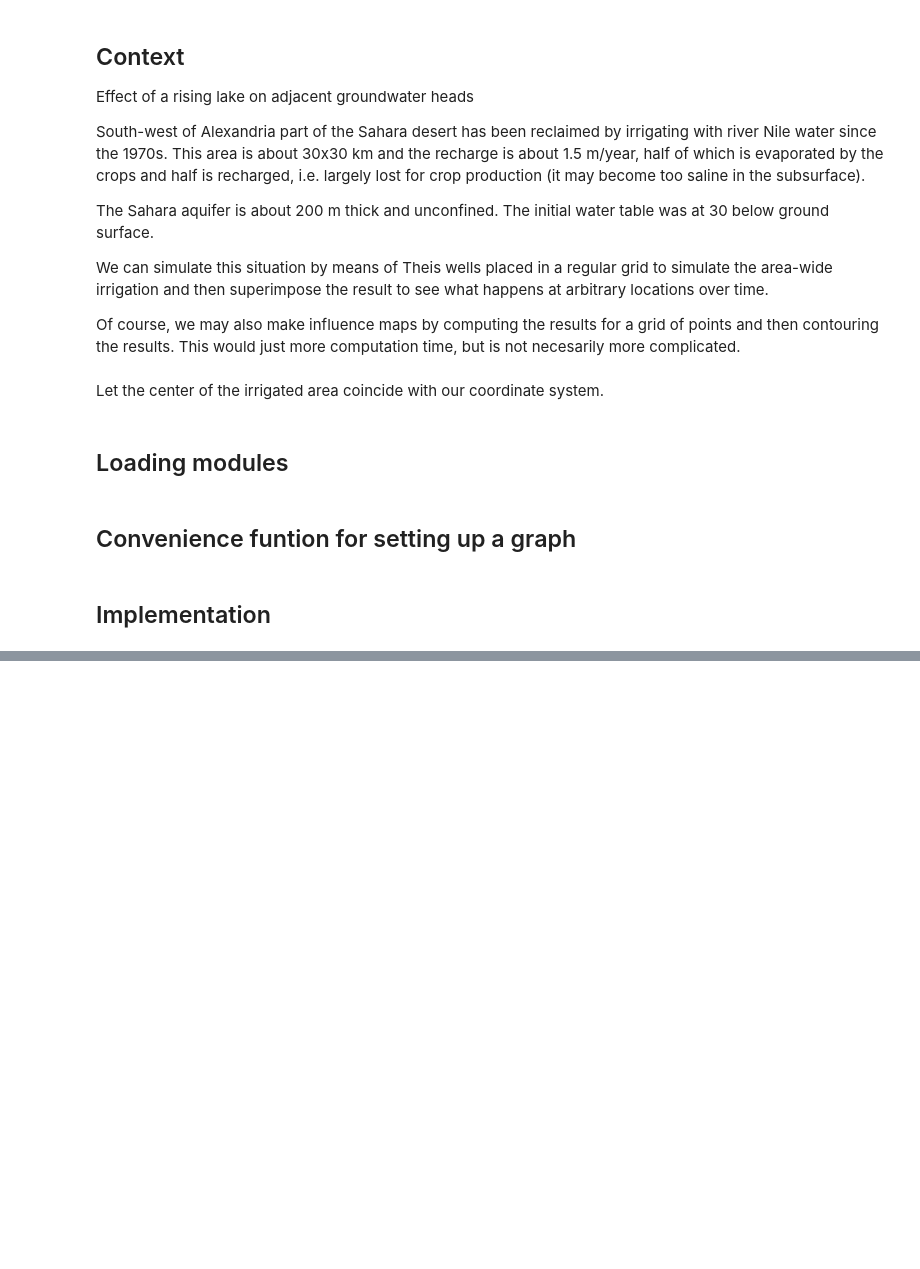
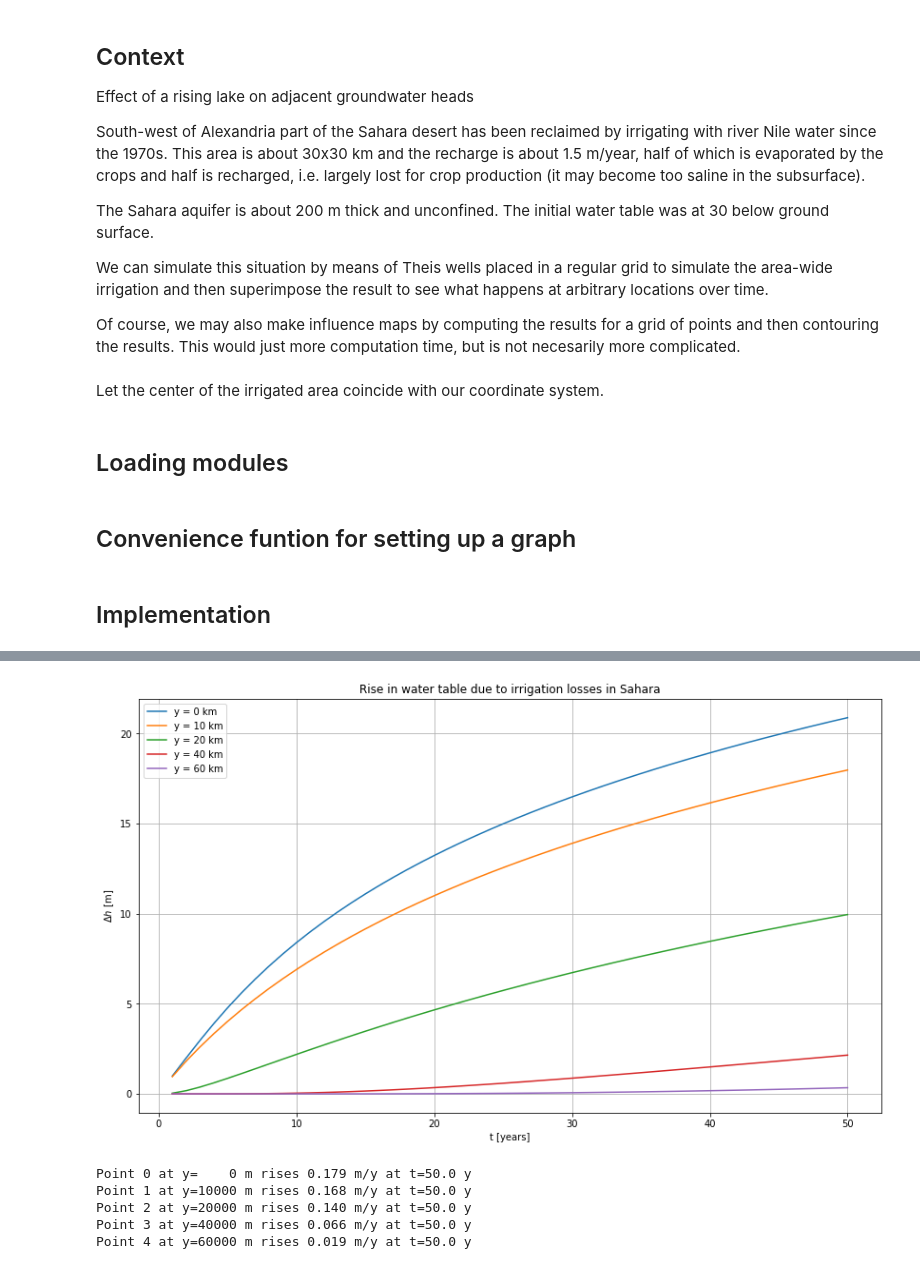
Before and after one commit to Olsthoorn/TransientGroundwaterFlow, a Jupyter notebook: excercises_notebooks/Alexandria-effect-irrigation.ipynb, the cells around one changed output, grey strips where cells are left out. Saved outputs shown, nothing was run; the diff lists cells and outputs as text; code cells hidden in the pictures; blank space fills up the shorter version.

```diff
--- a/excercises_notebooks/Alexandria-effect-irrigation.ipynb
+++ b/excercises_notebooks/Alexandria-effect-irrigation.ipynb
@@ -82,0 +80,39 @@ ValueError: non-broadcastable output operand with shape () doesn't match the bro
+# %%
+# effect on observation point
+
+t = np.linspace(0, 50, 51)[1:] # time in years, omit t[0] which is 0, to prevend division by zero.
+
+F = Q / (4 * np.pi * kD) # need to compute this only once
+
+result = dict() # Use a dict to store the results (for convenience of plotting later)
+
+for i, (x0, y0) in enumerate(zip(X0, Y0)):
+    R = np.sqrt((x0 - Xw)**2 + (y0 - Yw)**2).ravel()[:, np.newaxis] # shape is (900, 1)
+    T = R**2 * S / (4 * kD) # shape is (900, 1)
+    # Compute the head change and add it to the dict together with its context (x0, y0 and index)
+    # Shape of t[np.newaxis,:] will be (1, 51) so the T/t has shape (900, 51) (about 50000 points)
+    # But because we sum over all R, (axis=0) we end up with 51 values. The summing over R is
+    # the superposition over all 900 wells that contribute.
+    result[i] = {'x': x0, 'y': y0, 's': np.sum(F * exp1(T / t[np.newaxis,:]), axis=0)}
+
+# Show results
+ax = newfig('Rise in water table due to irrigation losses in Sahara', 't [years]', '$\Delta h$ [m]',
+           xscale='linear')
+
+for k in result:
+    ax.plot(t, result[k]['s'], label='y = {:.0f} km'.format(result[k]['y']/1000))
+ax.legend()
+plt.show()
+
+# The increase of head after 50 years
+for k in result:
+    data = result[k]
+    data['rise'] = (data['s'][-1] - data['s'][-2]) / (t[-1] -  t[-2])
+    print(f"Point {k} at y={data['y']:5.0f} m rises {data['rise']:.3f} m/y at t={t[-1]:.1f} y")
+# %% [output]
+[figure, added]
+Point 0 at y=    0 m rises 0.179 m/y at t=50.0 y
+Point 1 at y=10000 m rises 0.168 m/y at t=50.0 y
+Point 2 at y=20000 m rises 0.140 m/y at t=50.0 y
+Point 3 at y=40000 m rises 0.066 m/y at t=50.0 y
+Point 4 at y=60000 m rises 0.019 m/y at t=50.0 y
```
Also changed, not shown: parts of 12 cells of this notebook.
